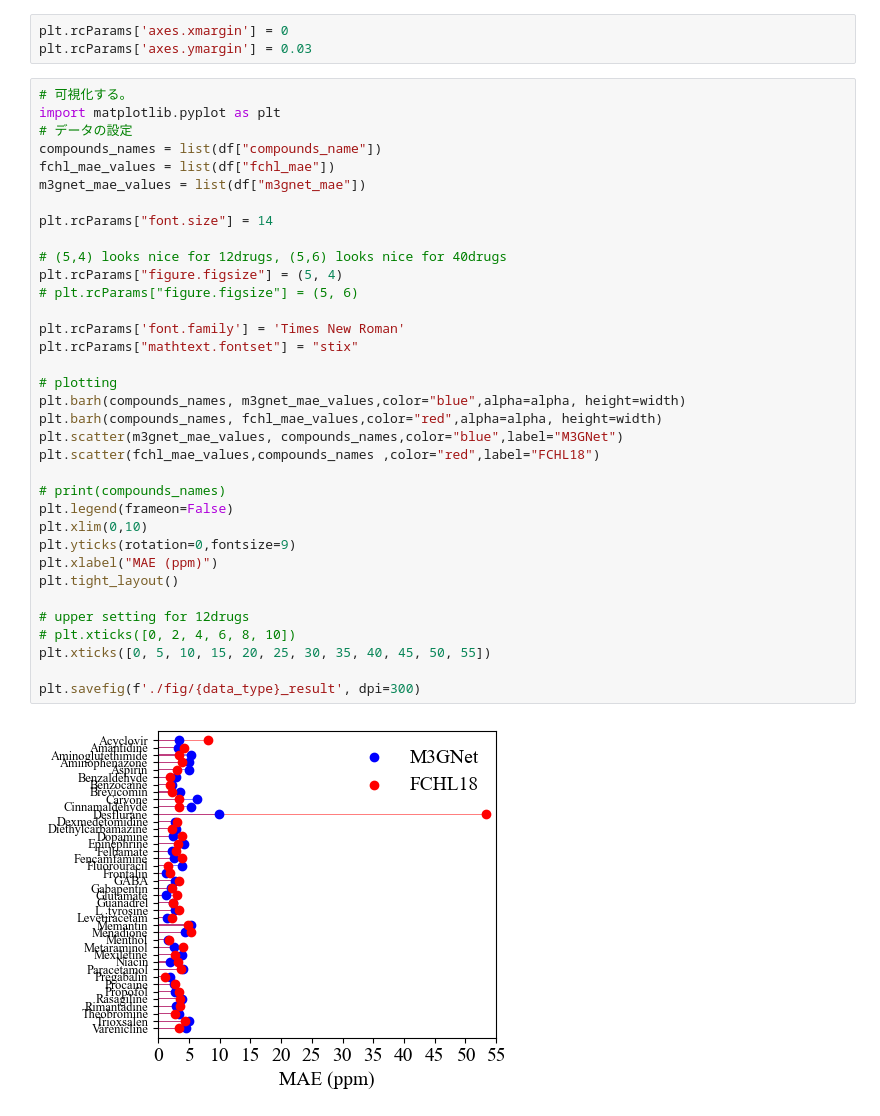
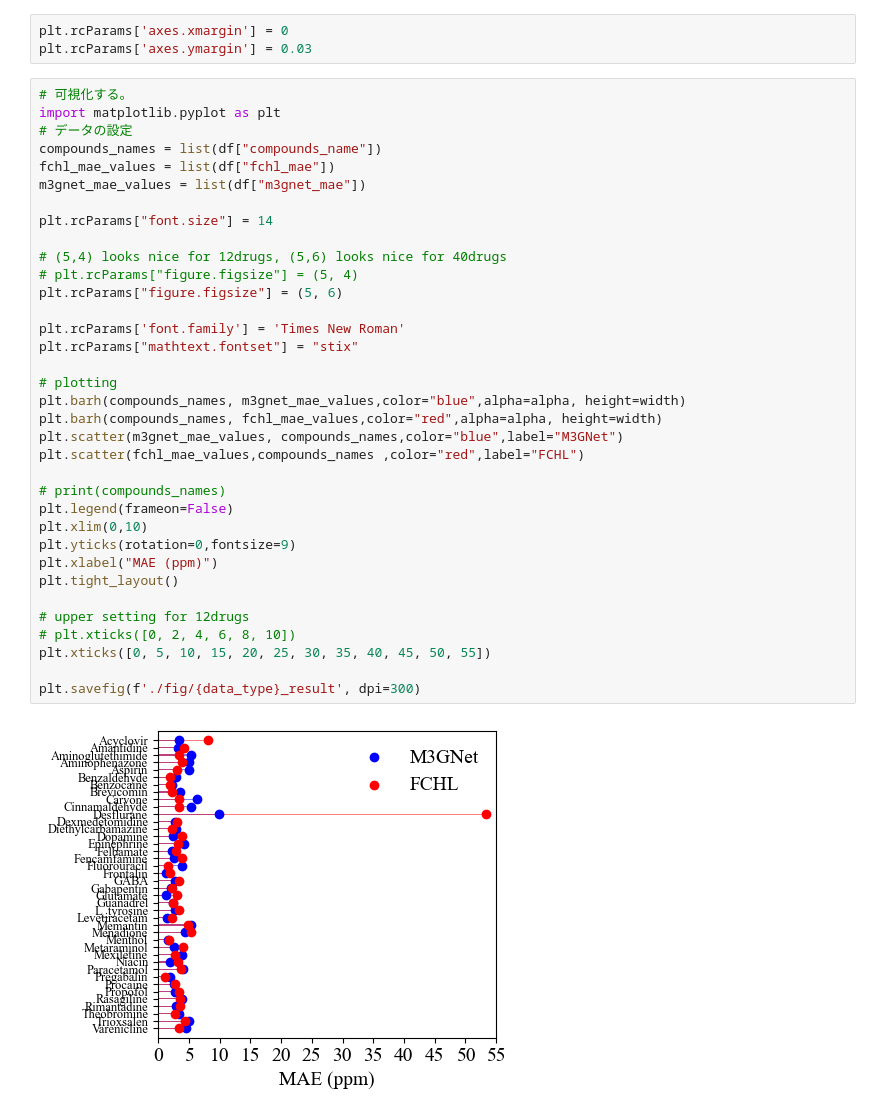
Before and after one commit to TShiotaSS/gnn-tl, a Jupyter notebook: result/NMR/Visualize_result_drugs.ipynb, the cells around one changed output. Cells and saved outputs as stored; diff of their text form.

```diff
--- a/result/NMR/Visualize_result_drugs.ipynb
+++ b/result/NMR/Visualize_result_drugs.ipynb
@@ -43,34 +43,34 @@ import matplotlib.pyplot as plt
 # データの設定
 compounds_names = list(df["compounds_name"])
 fchl_mae_values = list(df["fchl_mae"])
 m3gnet_mae_values = list(df["m3gnet_mae"])
 
 plt.rcParams["font.size"] = 14
 
 # (5,4) looks nice for 12drugs, (5,6) looks nice for 40drugs
-plt.rcParams["figure.figsize"] = (5, 4)
-# plt.rcParams["figure.figsize"] = (5, 6)
+# plt.rcParams["figure.figsize"] = (5, 4)
+plt.rcParams["figure.figsize"] = (5, 6)
 
 plt.rcParams['font.family'] = 'Times New Roman'
 plt.rcParams["mathtext.fontset"] = "stix"
 
 # plotting
 plt.barh(compounds_names, m3gnet_mae_values,color="blue",alpha=alpha, height=width)
 plt.barh(compounds_names, fchl_mae_values,color="red",alpha=alpha, height=width)
 plt.scatter(m3gnet_mae_values, compounds_names,color="blue",label="M3GNet")
-plt.scatter(fchl_mae_values,compounds_names ,color="red",label="FCHL18")
+plt.scatter(fchl_mae_values,compounds_names ,color="red",label="FCHL")
 
 # print(compounds_names)
 plt.legend(frameon=False)
 plt.xlim(0,10)
 plt.yticks(rotation=0,fontsize=9)
 plt.xlabel("MAE (ppm)")
 plt.tight_layout()
 
 # upper setting for 12drugs
 # plt.xticks([0, 2, 4, 6, 8, 10])
 plt.xticks([0, 5, 10, 15, 20, 25, 30, 35, 40, 45, 50, 55])
 
 plt.savefig(f'./fig/{data_type}_result', dpi=300)
 # %% [output]
-[figure, old version]
+[figure, new version]
```
Also changed, not shown: parts of 1 cell of this notebook, 3 other files.
